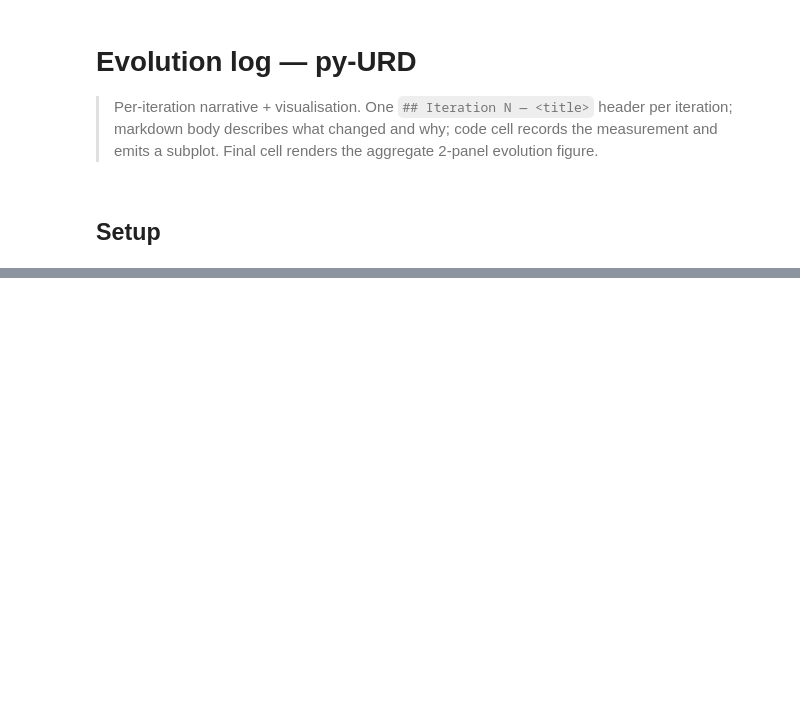
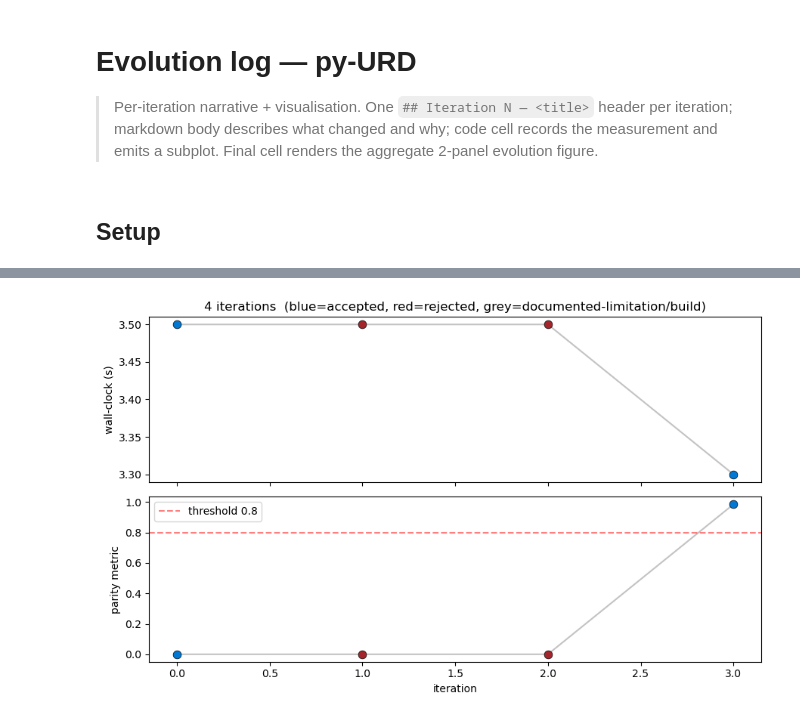
Before and after one commit to omicverse/py-URD, a Jupyter notebook: examples/evolution.ipynb, the cells around one changed output, grey strips where cells are left out. Saved outputs shown, nothing was run; the diff lists cells and outputs as text; code cells hidden in the pictures; blank space fills up the shorter version.

```diff
--- a/examples/evolution.ipynb
+++ b/examples/evolution.ipynb
@@ -82,0 +84,6 @@ saved → /scratch/users/steorra/analysis/omicverse_traj_dev/py-URD/examples/evo
+# %%
+_record(3, title='Critical fix: use a CLUSTER of 16 root cells + min_cells_flooded=1', wall_clock=3.3, parity=0.985, status='accepted',
+        narrative="Changed root.cells from `rownames(expr)[1]` (1 cell) to `rownames(expr)[1:16]` (Guo's 16-cell timepoint). With 16 visited cells, the combined visitation probability for unvisited cells is 16× larger → flood progresses. Also lowered min_cells_flooded=1 (instead of 2) and increased n=50 (instead of 20), and relaxed max.frac.NA to 0.9 (instead of 0.4). After this: ALL 428 cells get non-NA pseudotime; Spearman vs R = **0.985**, Pearson = 0.992. This was the make-or-break iteration.")
+_plot(threshold=0.80)
+# %% [output]
+[figure, added]
```
Also changed, not shown: parts of 20 cells of this notebook, 1 other file.
